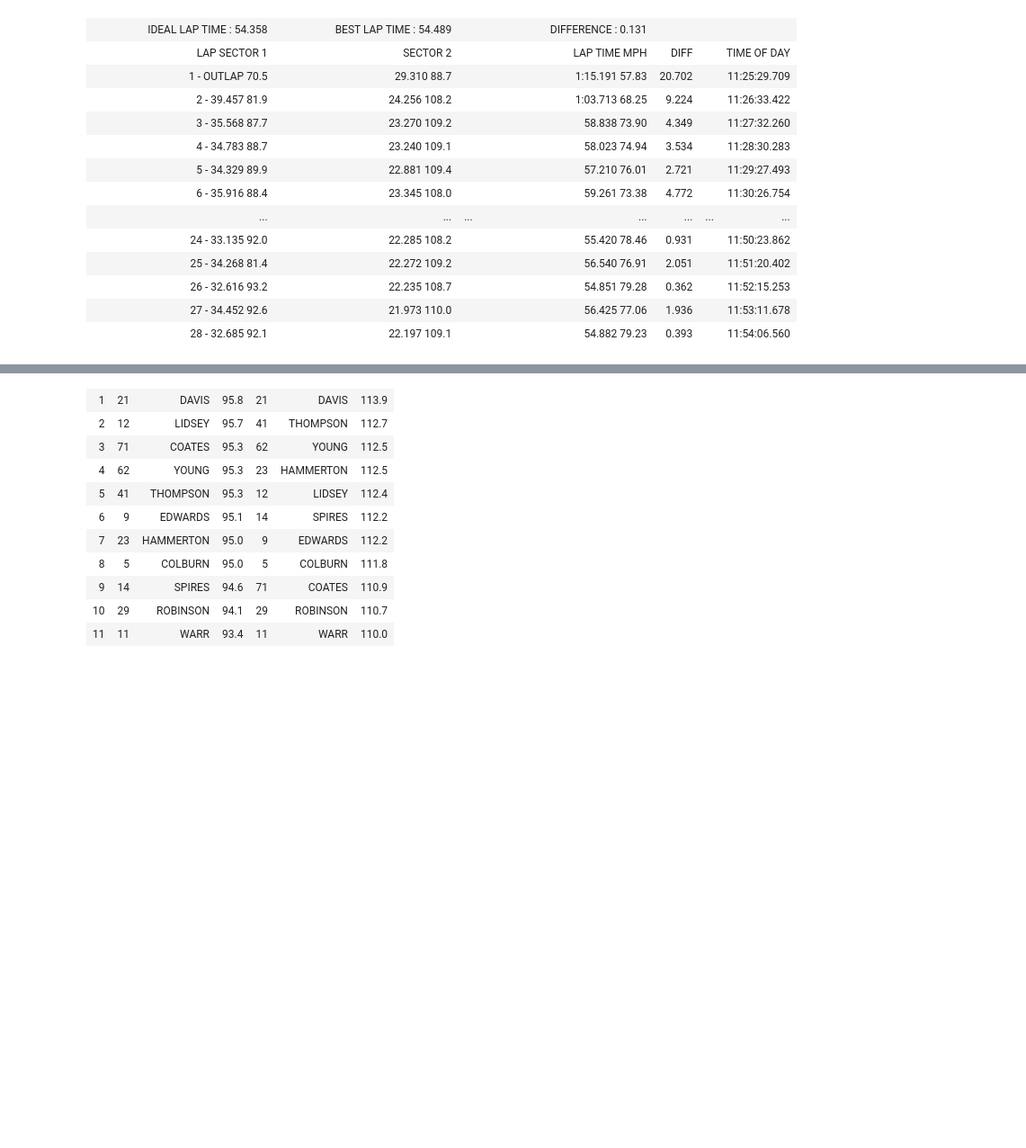
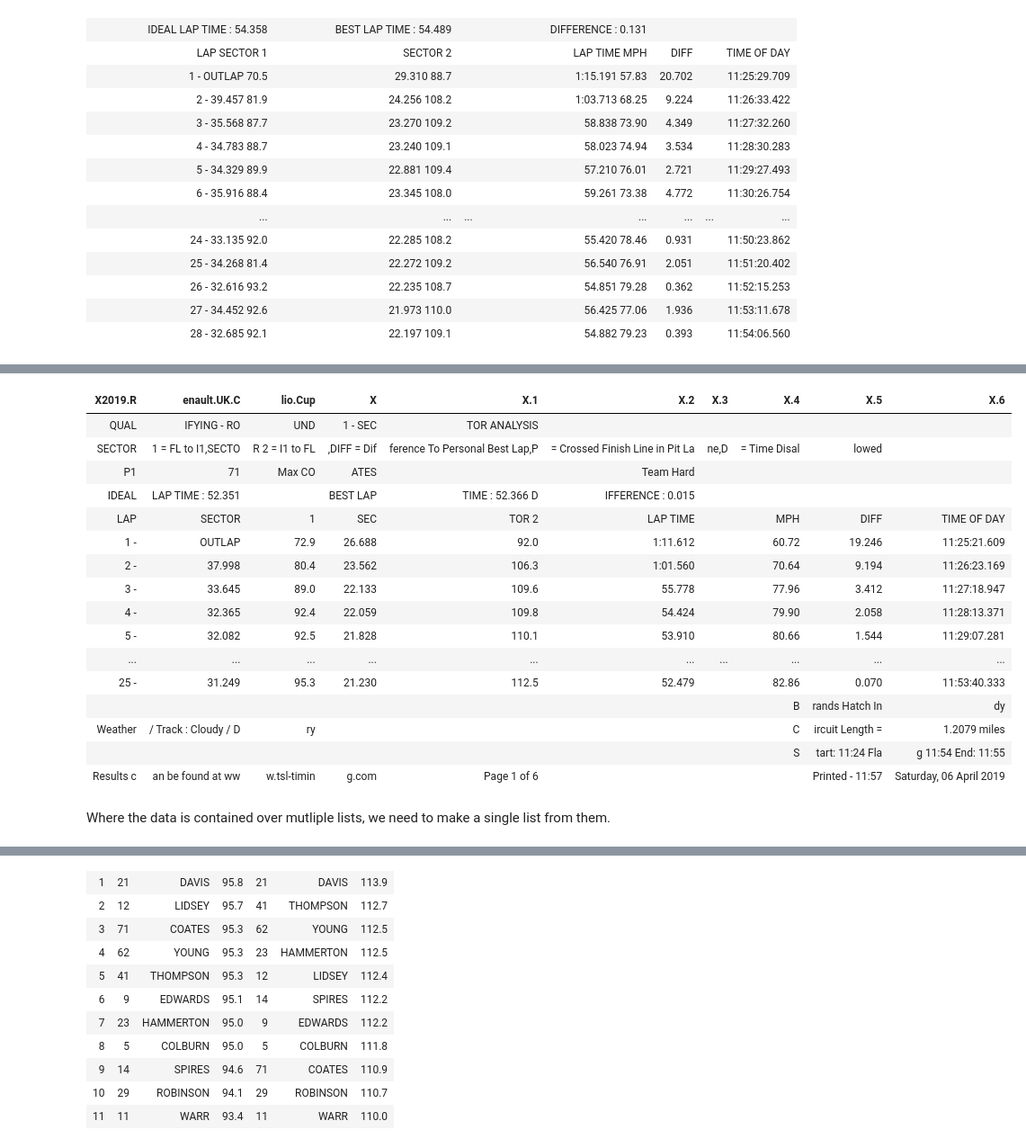
Before and after one commit to f1datajunkie/TSL, a Jupyter notebook: notebooks/BTCC PDF Scraper (R).ipynb, the cells around one changed output, grey strips where cells are left out. Shown at 90% size. Saved outputs shown, nothing was run; the diff lists cells and outputs as text; code cells hidden in the pictures; blank space fills up the shorter version.

```diff
--- a/notebooks/BTCC PDF Scraper (R).ipynb
+++ b/notebooks/BTCC PDF Scraper (R).ipynb
@@ -177,0 +352,23 @@ extract_tables("2019/191403cli.pdf", pages = 5:10)
+# %%
+extract_tables("2019/191403cli.pdf", pages = 5, guess=FALSE,
+               columns=list(c(50, 120, 160, 200, 300, 390, 410, 450, 500, 600)), output='data.frame')
+# %% [output]
+| X2019.R | enault.UK.C | lio.Cup | X | X.1 | X.2 | X.3 | X.4 | X.5 | X.6 |
+| QUAL | IFYING - RO | UND | 1 - SEC | TOR ANALYSIS |  |  |  |  |  |
+| SECTOR | 1 = FL to I1,SECTO | R 2 = I1 to FL | ,DIFF = Dif | ference To Personal Best Lap,P | = Crossed Finish Line in Pit La | ne,D | = Time Disal | lowed |  |
+| P1 | 71 | Max CO | ATES |  | Team Hard |  |  |  |  |
+| IDEAL | LAP TIME : 52.351 |  | BEST LAP | TIME : 52.366 D | IFFERENCE : 0.015 |  |  |  |  |
+| LAP | SECTOR | 1 | SEC | TOR 2 | LAP TIME |  | MPH | DIFF | TIME OF DAY |
+| 1 - | OUTLAP | 72.9 | 26.688 | 92.0 | 1:11.612 |  | 60.72 | 19.246 | 11:25:21.609 |
+| 2 - | 37.998 | 80.4 | 23.562 | 106.3 | 1:01.560 |  | 70.64 | 9.194 | 11:26:23.169 |
+| 3 - | 33.645 | 89.0 | 22.133 | 109.6 | 55.778 |  | 77.96 | 3.412 | 11:27:18.947 |
+| 4 - | 32.365 | 92.4 | 22.059 | 109.8 | 54.424 |  | 79.90 | 2.058 | 11:28:13.371 |
+| 5 - | 32.082 | 92.5 | 21.828 | 110.1 | 53.910 |  | 80.66 | 1.544 | 11:29:07.281 |
+| ... | ... | ... | ... | ... | ... | ... | ... | ... | ... |
+| 25 - | 31.249 | 95.3 | 21.230 | 112.5 | 52.479 |  | 82.86 | 0.070 | 11:53:40.333 |
+|  |  |  |  |  |  |  | B | rands Hatch In | dy |
+| Weather | / Track : Cloudy / D | ry |  |  |  |  | C | ircuit Length = | 1.2079 miles |
+|  |  |  |  |  |  |  | S | tart: 11:24 Fla | g 11:54 End: 11:55 |
+| Results c | an be found at ww | w.tsl-timin | g.com | Page 1 of 6 |  |  |  | Printed - 11:57 | Saturday, 06 April 2019 |
+# %% [markdown]
+Where the data is contained over mutliple lists, we need to make a single list from them.
```
Also changed, not shown: parts of 34 cells of this notebook, 1 other file.
